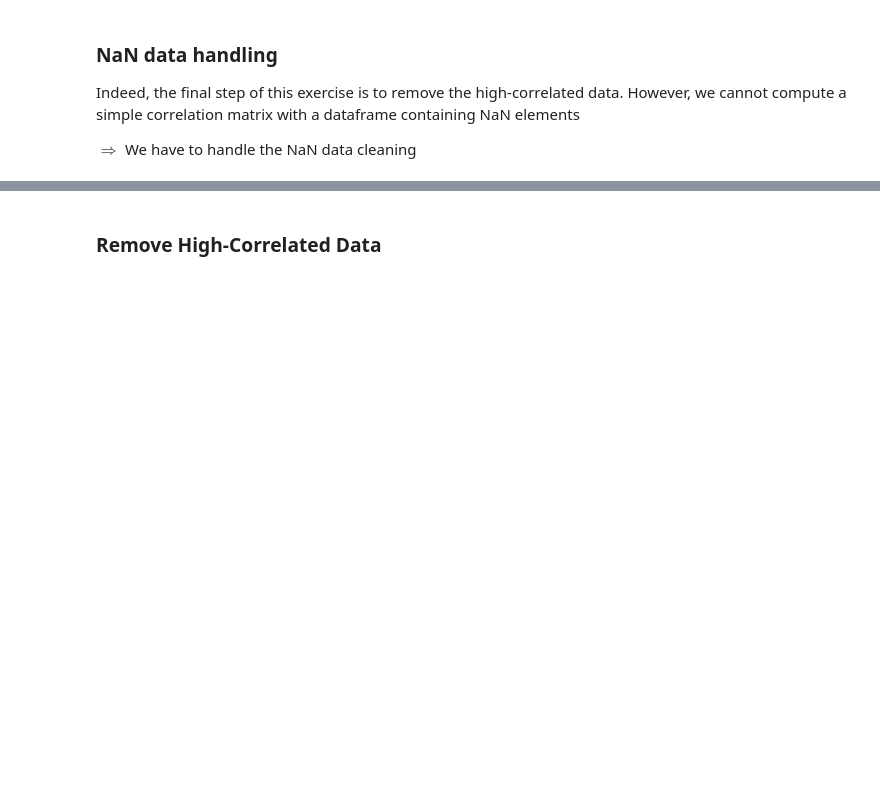
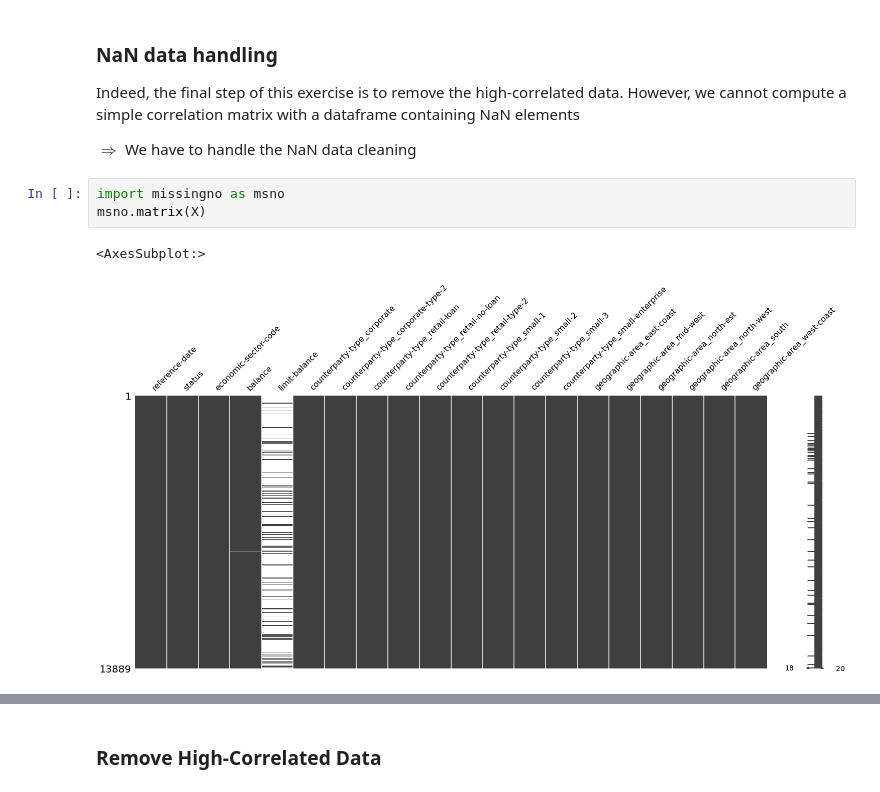
Before and after one commit to lcsrodriguez/intro-ml-assignment, a Jupyter notebook: assignment.ipynb, the cells around one changed output, grey strips where cells are left out. Saved outputs shown, nothing was run; the diff lists cells and outputs as text; blank space fills up the shorter version.

Commit message:
Adding missingno charts

```diff
--- a/assignment.ipynb
+++ b/assignment.ipynb
@@ -339,3 +339,9 @@ Indeed, the final step of this exercise is to remove the high-correlated data.
 However, we cannot compute a simple correlation matrix with a dataframe containing NaN elements
 
 $\Longrightarrow$ We have to handle the NaN data cleaning
+# %%
+import missingno as msno
+msno.matrix(X)
+# %% [output]
+<AxesSubplot:>
+[figure, added]
```
Also changed, not shown: parts of 1 cell of this notebook.
